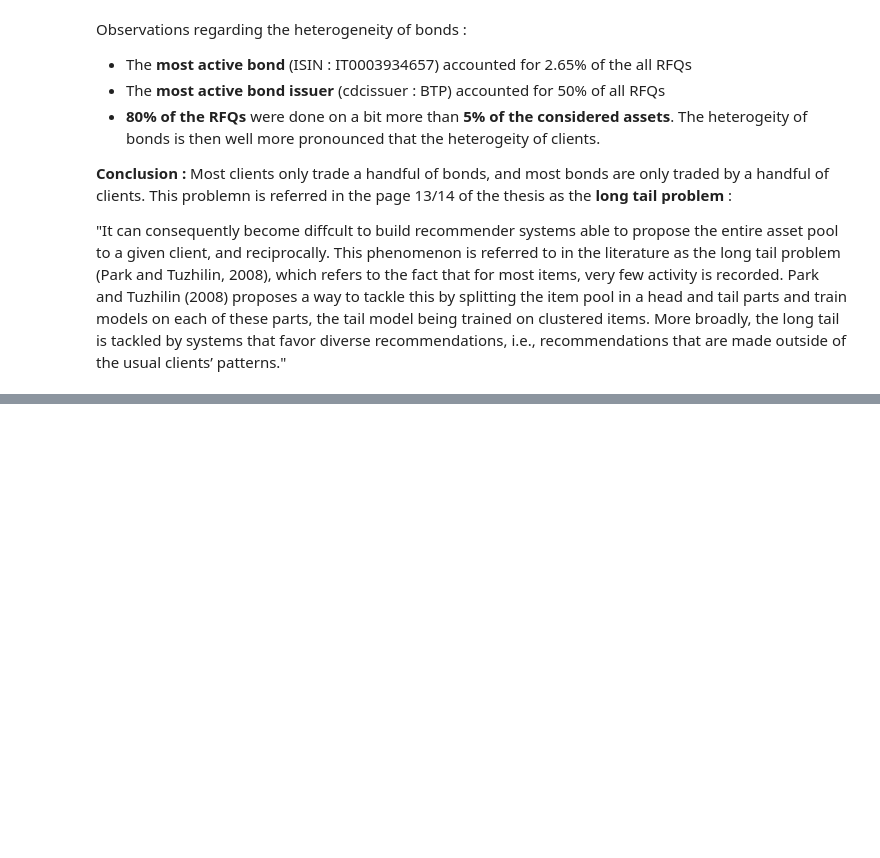
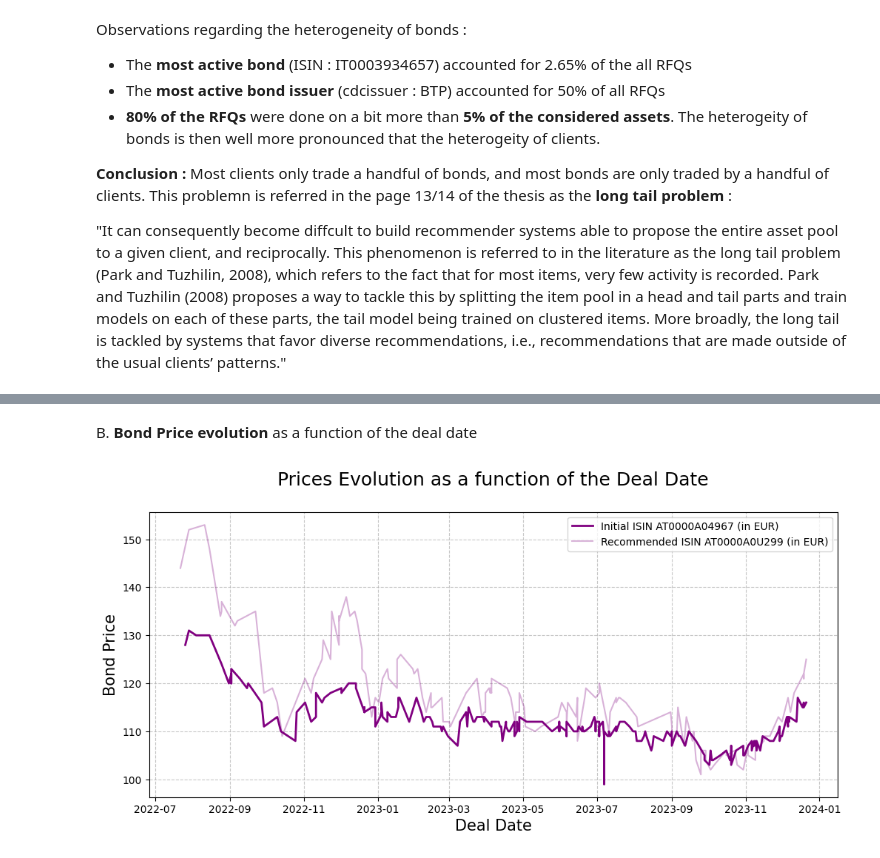
Before and after one commit to arthurprgt/natixis_challenge, a Jupyter notebook: notebooks/data_exploration.ipynb, the cells around one changed output, grey strips where cells are left out. Saved outputs shown, nothing was run; the diff lists cells and outputs as text; code cells hidden in the pictures; blank space fills up the shorter version.

```diff
--- a/notebooks/data_exploration.ipynb
+++ b/notebooks/data_exploration.ipynb
@@ -996,0 +1006,5 @@ Observations regarding the heterogeneity of bonds :
+# %%
+ISIN_ex1 = 'AT0000383864'
+ISIN_ex2 = 'AT0000A04967'
+ISIN_ex3 = 'AT0000A0DXC2'
+ISIN_ex4 = 'AT0000A0U299'
@@ -996,0 +1132,39 @@ Observations regarding the heterogeneity of bonds :
+# %% [markdown]
+B. **Bond Price evolution** as a function of the deal date
+# %%
+def plot_double_price_evolution(df, ISIN1, ISIN2):
+    """
+    Plots the price evolution of a bond over its deal dates.
+
+    Parameters:
+    - df (DataFrame): The DataFrame containing bond data.
+    - ISIN (str): The International Securities Identification Number of the bond.
+
+    Returns:
+    None
+    """
+    # Process the dataframe
+    df_ISIN1 = df[df['ISIN'] == ISIN1].copy()
+    df_ISIN1.sort_values(by='Deal_Date', inplace=True)
+
+    df_ISIN2 = df[df['ISIN'] == ISIN2].copy()
+    df_ISIN2.sort_values(by='Deal_Date', inplace=True)
+
+    # Plot the figure with violet color scheme
+    plt.figure(figsize=(12, 5))
+    df_ISIN1_currency = df_ISIN1.iloc[0].Ccy
+    df_ISIN2_currency = df_ISIN2.iloc[0].Ccy
+    plt.plot(df_ISIN1['Deal_Date'], df_ISIN1['B_Price'], color='purple', linestyle='-', linewidth=2, label=f'Initial ISIN {ISIN1} (in {df_ISIN1_currency})')
+    plt.plot(df_ISIN2['Deal_Date'], df_ISIN2['B_Price'], color='purple', alpha=0.3, linestyle='-', markersize=4, label=f'Recommended ISIN {ISIN2} (in {df_ISIN2_currency})')
+    plt.xlabel('Deal Date', fontsize=15)
+    plt.ylabel(f'Bond Price', fontsize=15)
+    plt.title(f'Prices Evolution as a function of the Deal Date\n', fontsize=18)
+    plt.legend()
+    plt.grid(True, linestyle='--', alpha=0.7)
+    plt.show()
+
+# Example usage:
+ISIN_ex1 = 'AT0000383864'
+plot_double_price_evolution(df_preprocessed, ISIN_ex2, ISIN_ex4)
+# %% [output]
+[figure, added]
```
Also changed, not shown: parts of 22 cells of this notebook.
